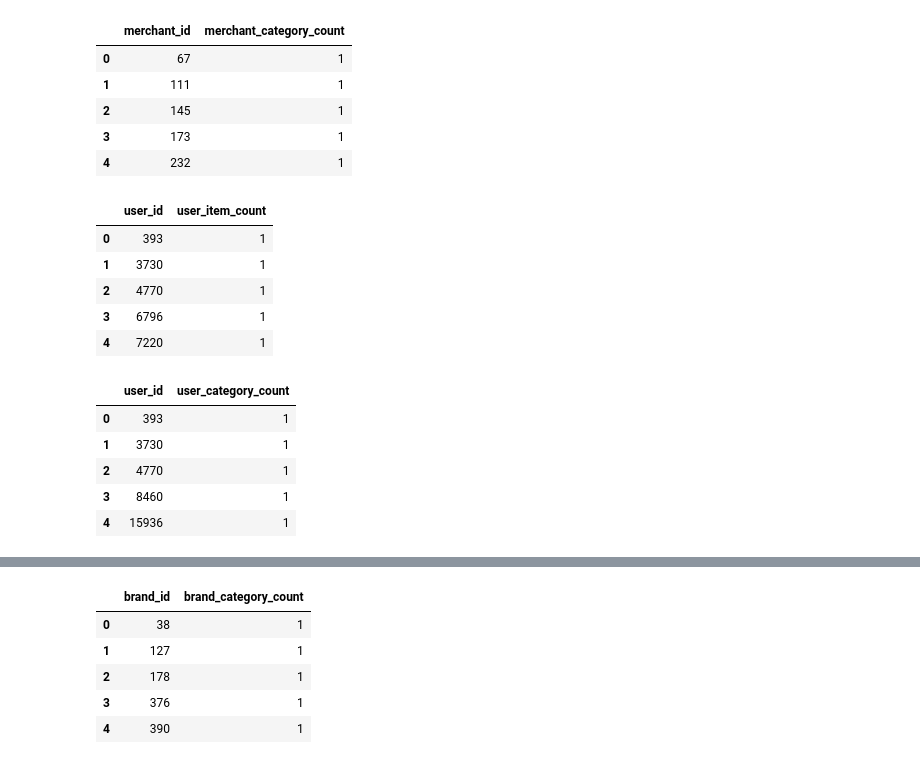
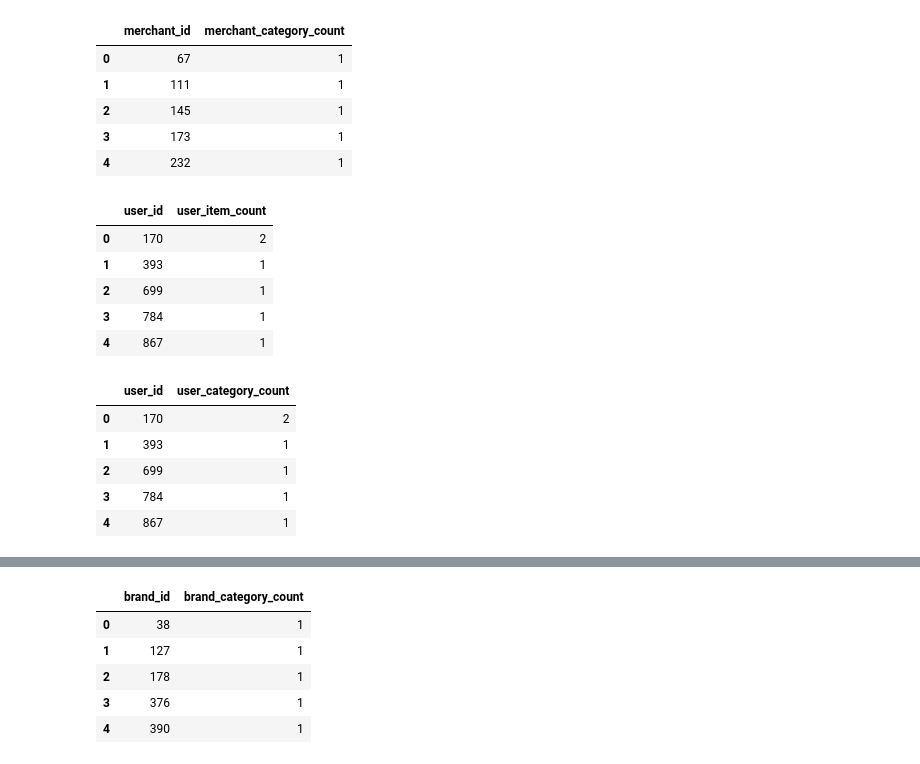
Before and after one commit to shruthivenkat/CECS550_Group6, a Jupyter notebook: #5 - Feature Engineering.ipynb, the cells around one changed output, grey strips where cells are left out. Drawn from its saved outputs; the diff is of its cells as text; code cells hidden in the pictures.

Commit message:
fixed duplicate and NAN issues in merchant and category columns

```diff
--- a/#5 - Feature Engineering.ipynb
+++ b/#5 - Feature Engineering.ipynb
@@ -242,30 +242,30 @@ seller_cat_info.head()
 | 4 | 232 | 1 |
 # %%
 user_item = df[['user_id','item_id']].copy()
-user_item.drop_duplicates(['item_id'],inplace=True)
+# user_item.drop_duplicates(['item_id'],inplace=True)
 user_item_info = user_item.groupby('user_id').size().reset_index()
 user_item_info.columns = ['user_id','user_item_count']
 user_item_info.head()
 # %% [output]
 |  | user_id | user_item_count |
-| 0 | 393 | 1 |
-| 1 | 3730 | 1 |
-| 2 | 4770 | 1 |
-| 3 | 6796 | 1 |
-| 4 | 7220 | 1 |
+| 0 | 170 | 2 |
+| 1 | 393 | 1 |
+| 2 | 699 | 1 |
+| 3 | 784 | 1 |
+| 4 | 867 | 1 |
 # %%
 user_cat = df[['user_id','category_id']].copy()
-user_cat.drop_duplicates(['category_id'],inplace=True)
+# user_cat.drop_duplicates(['category_id'],inplace=True)
 user_cat_info = user_cat.groupby('user_id').size().reset_index()
 user_cat_info.columns = ['user_id','user_category_count']
 user_cat_info.head()
 # %% [output]
 |  | user_id | user_category_count |
-| 0 | 393 | 1 |
-| 1 | 3730 | 1 |
-| 2 | 4770 | 1 |
-| 3 | 8460 | 1 |
-| 4 | 15936 | 1 |
+| 0 | 170 | 2 |
+| 1 | 393 | 1 |
+| 2 | 699 | 1 |
+| 3 | 784 | 1 |
+| 4 | 867 | 1 |
 # %%
 user_brand = df[['user_id','brand_id']].copy()
 user_brand.drop_duplicates(['brand_id'],inplace=True)
```
Also changed, not shown: parts of 4 cells of this notebook.
